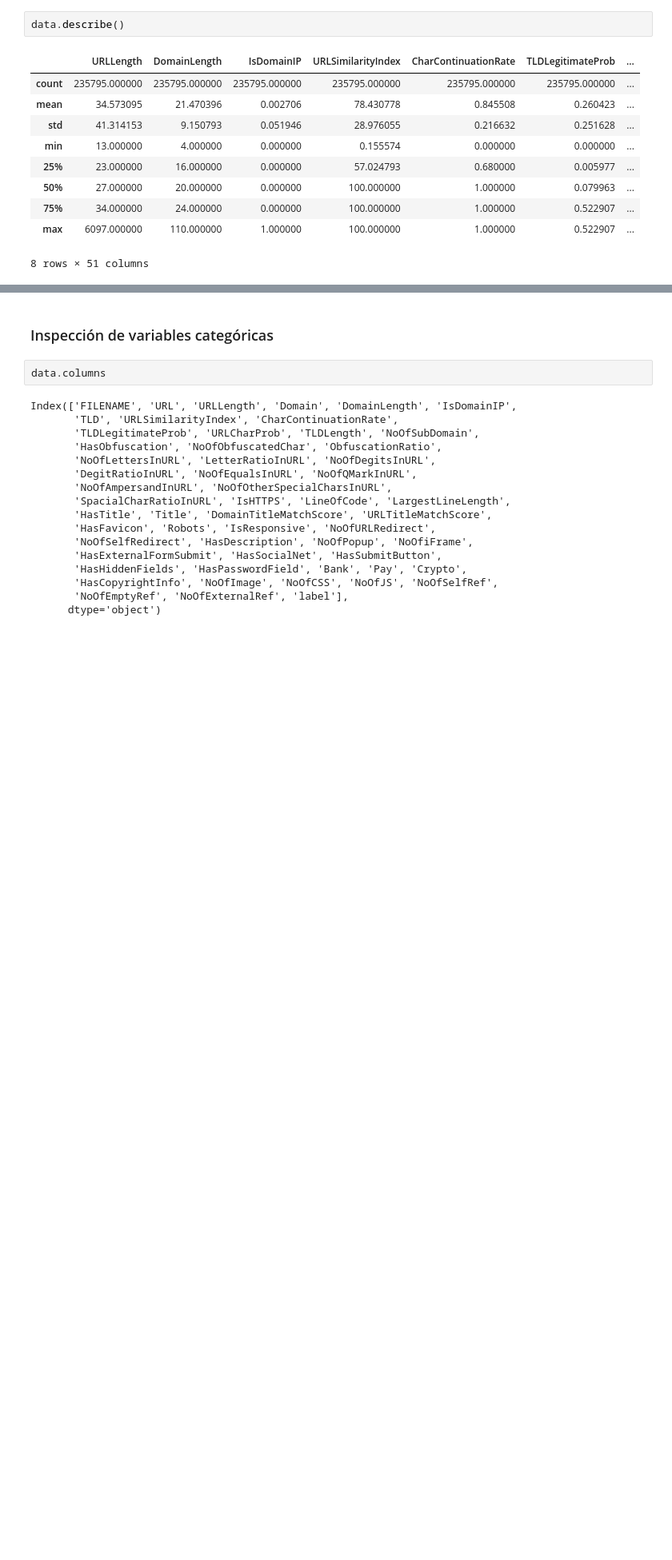
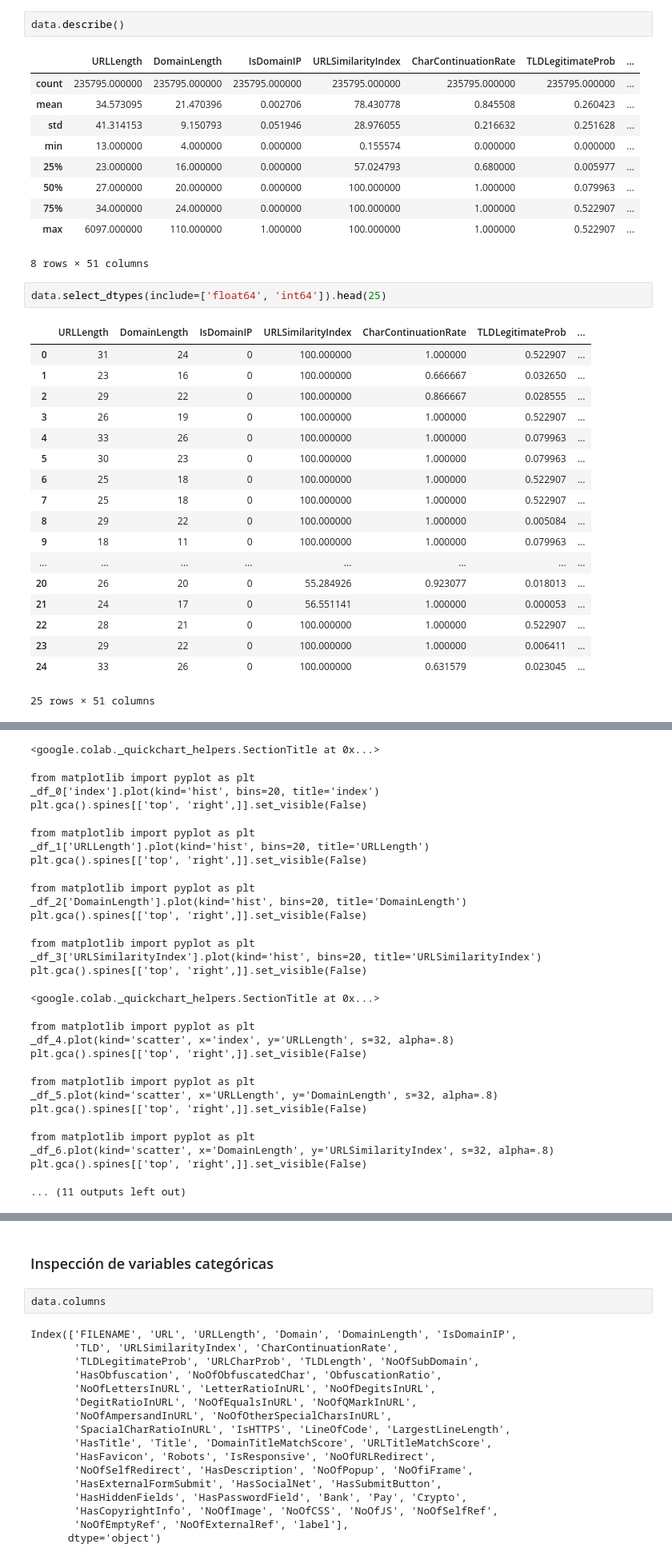
Before and after one commit to sren97/Modelos2_PhiUSIIL, a Jupyter notebook: Proyecto_Modelos_2_PhiUSIIL.ipynb, the cells around one changed output, grey strips where cells are left out. Shown at 80% size. Drawn from its saved outputs; the diff is of its cells as text; blank space fills up the shorter version.

```diff
--- a/Proyecto_Modelos_2_PhiUSIIL.ipynb
+++ b/Proyecto_Modelos_2_PhiUSIIL.ipynb
@@ -78,3 +78,24 @@ data.describe()
 | 75% | 34.000000 | 24.000000 | 0.000000 | 100.000000 | 1.000000 | 0.522907 | ... |
 | max | 6097.000000 | 110.000000 | 1.000000 | 100.000000 | 1.000000 | 0.522907 | ... |
 8 rows × 51 columns
+# %%
+data.select_dtypes(include=['float64', 'int64']).head(25)
+# %% [output]
+|  | URLLength | DomainLength | IsDomainIP | URLSimilarityIndex | CharContinuationRate | TLDLegitimateProb | ... |
+| 0 | 31 | 24 | 0 | 100.000000 | 1.000000 | 0.522907 | ... |
+| 1 | 23 | 16 | 0 | 100.000000 | 0.666667 | 0.032650 | ... |
+| 2 | 29 | 22 | 0 | 100.000000 | 0.866667 | 0.028555 | ... |
+| 3 | 26 | 19 | 0 | 100.000000 | 1.000000 | 0.522907 | ... |
+| 4 | 33 | 26 | 0 | 100.000000 | 1.000000 | 0.079963 | ... |
+| 5 | 30 | 23 | 0 | 100.000000 | 1.000000 | 0.079963 | ... |
+| 6 | 25 | 18 | 0 | 100.000000 | 1.000000 | 0.522907 | ... |
+| 7 | 25 | 18 | 0 | 100.000000 | 1.000000 | 0.522907 | ... |
+| 8 | 29 | 22 | 0 | 100.000000 | 1.000000 | 0.005084 | ... |
+| 9 | 18 | 11 | 0 | 100.000000 | 1.000000 | 0.079963 | ... |
+| ... | ... | ... | ... | ... | ... | ... | ... |
+| 20 | 26 | 20 | 0 | 55.284926 | 0.923077 | 0.018013 | ... |
+| 21 | 24 | 17 | 0 | 56.551141 | 1.000000 | 0.000053 | ... |
+| 22 | 28 | 21 | 0 | 100.000000 | 1.000000 | 0.522907 | ... |
+| 23 | 29 | 22 | 0 | 100.000000 | 1.000000 | 0.006411 | ... |
+| 24 | 33 | 26 | 0 | 100.000000 | 0.631579 | 0.023045 | ... |
+25 rows × 51 columns
@@ -80,0 +103,24 @@ data.describe()
+<google.colab._quickchart_helpers.SectionTitle at 0x...>
+from matplotlib import pyplot as plt
+_df_0['index'].plot(kind='hist', bins=20, title='index')
+plt.gca().spines[['top', 'right',]].set_visible(False)
+from matplotlib import pyplot as plt
+_df_1['URLLength'].plot(kind='hist', bins=20, title='URLLength')
+plt.gca().spines[['top', 'right',]].set_visible(False)
+from matplotlib import pyplot as plt
+_df_2['DomainLength'].plot(kind='hist', bins=20, title='DomainLength')
+plt.gca().spines[['top', 'right',]].set_visible(False)
+from matplotlib import pyplot as plt
+_df_3['URLSimilarityIndex'].plot(kind='hist', bins=20, title='URLSimilarityIndex')
+plt.gca().spines[['top', 'right',]].set_visible(False)
+<google.colab._quickchart_helpers.SectionTitle at 0x...>
+from matplotlib import pyplot as plt
+_df_4.plot(kind='scatter', x='index', y='URLLength', s=32, alpha=.8)
+plt.gca().spines[['top', 'right',]].set_visible(False)
+from matplotlib import pyplot as plt
+_df_5.plot(kind='scatter', x='URLLength', y='DomainLength', s=32, alpha=.8)
+plt.gca().spines[['top', 'right',]].set_visible(False)
+from matplotlib import pyplot as plt
+_df_6.plot(kind='scatter', x='DomainLength', y='URLSimilarityIndex', s=32, alpha=.8)
+plt.gca().spines[['top', 'right',]].set_visible(False)
+... (11 outputs left out)
```
Also changed, not shown: parts of 11 cells of this notebook.
